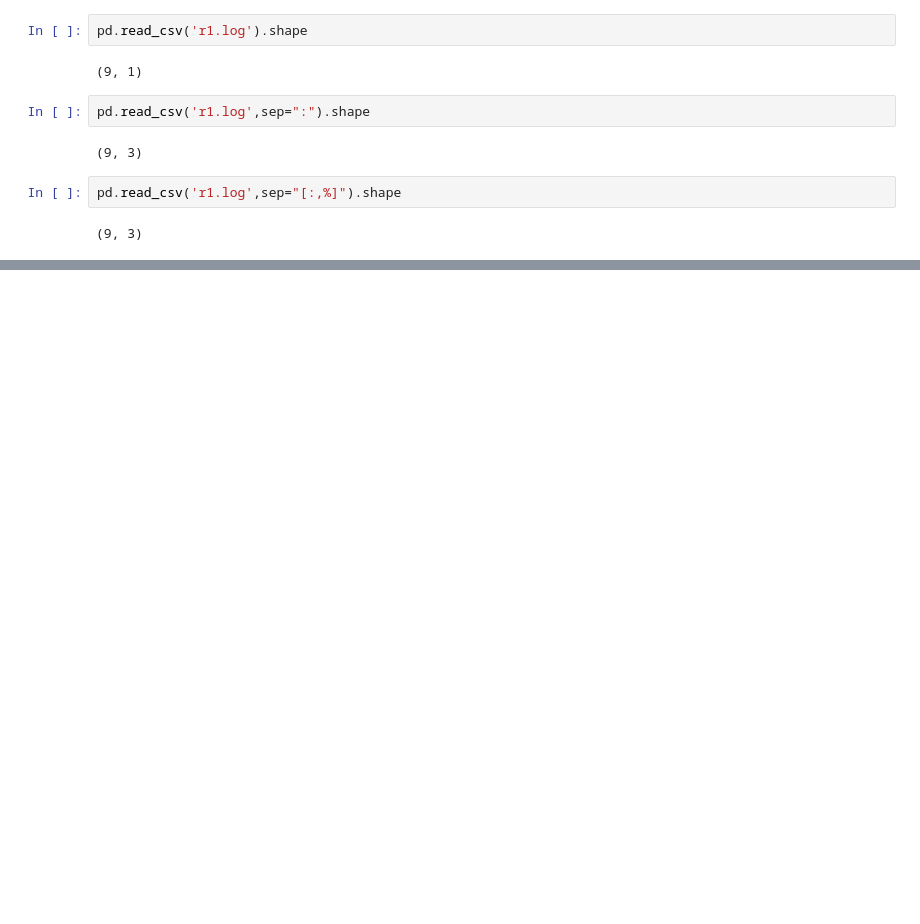
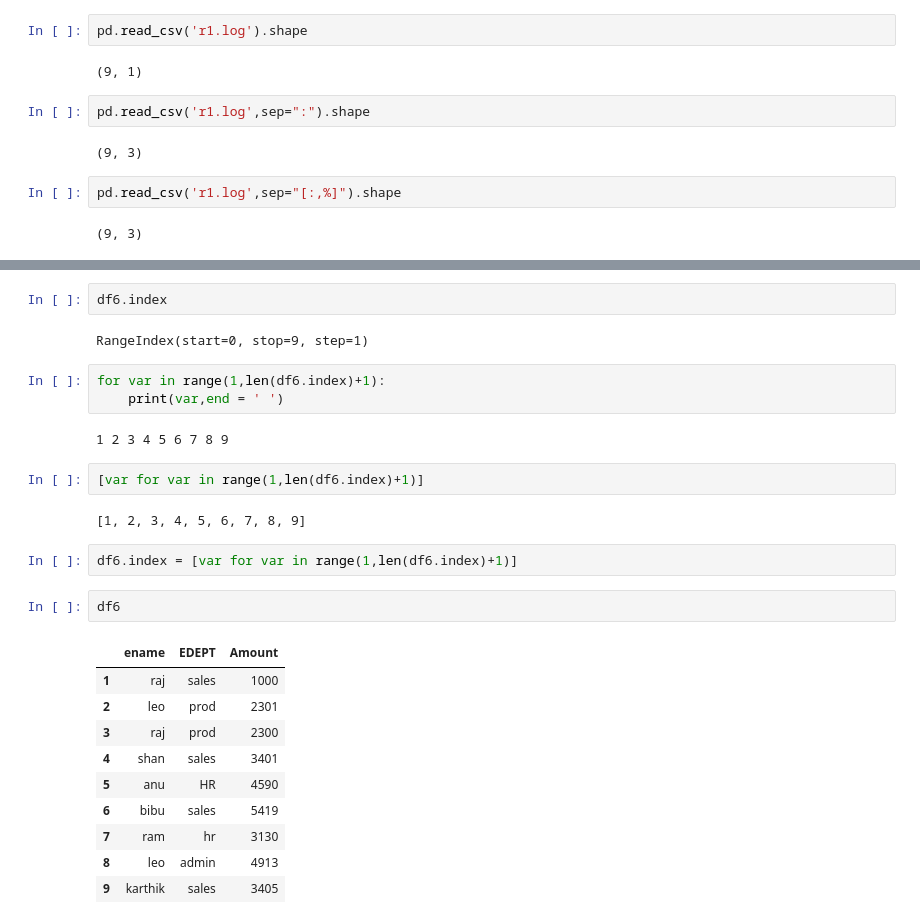
Before and after one commit to pakarthikstudent/DE_Sep, a Jupyter notebook: DAY1/SEP-DE-1.ipynb, the cells around one changed output, grey strips where cells are left out. Saved outputs shown, nothing was run; the diff lists cells and outputs as text; blank space fills up the shorter version.

```diff
--- a/DAY1/SEP-DE-1.ipynb
+++ b/DAY1/SEP-DE-1.ipynb
@@ -1680,0 +1694,28 @@ pd.read_csv('r1.log',sep="[:,%]").shape
+# %%
+df6.index
+# %% [output]
+RangeIndex(start=0, stop=9, step=1)
+# %%
+for var in range(1,len(df6.index)+1):
+    print(var,end = ' ')
+# %% [output]
+1 2 3 4 5 6 7 8 9
+# %%
+[var for var in range(1,len(df6.index)+1)]
+# %% [output]
+[1, 2, 3, 4, 5, 6, 7, 8, 9]
+# %%
+df6.index = [var for var in range(1,len(df6.index)+1)]
+# %%
+df6
+# %% [output]
+|  | ename | EDEPT | Amount |
+| 1 | raj | sales | 1000 |
+| 2 | leo | prod | 2301 |
+| 3 | raj | prod | 2300 |
+| 4 | shan | sales | 3401 |
+| 5 | anu | HR | 4590 |
+| 6 | bibu | sales | 5419 |
+| 7 | ram | hr | 3130 |
+| 8 | leo | admin | 4913 |
+| 9 | karthik | sales | 3405 |
```
Also changed, not shown: parts of 38 cells of this notebook.
